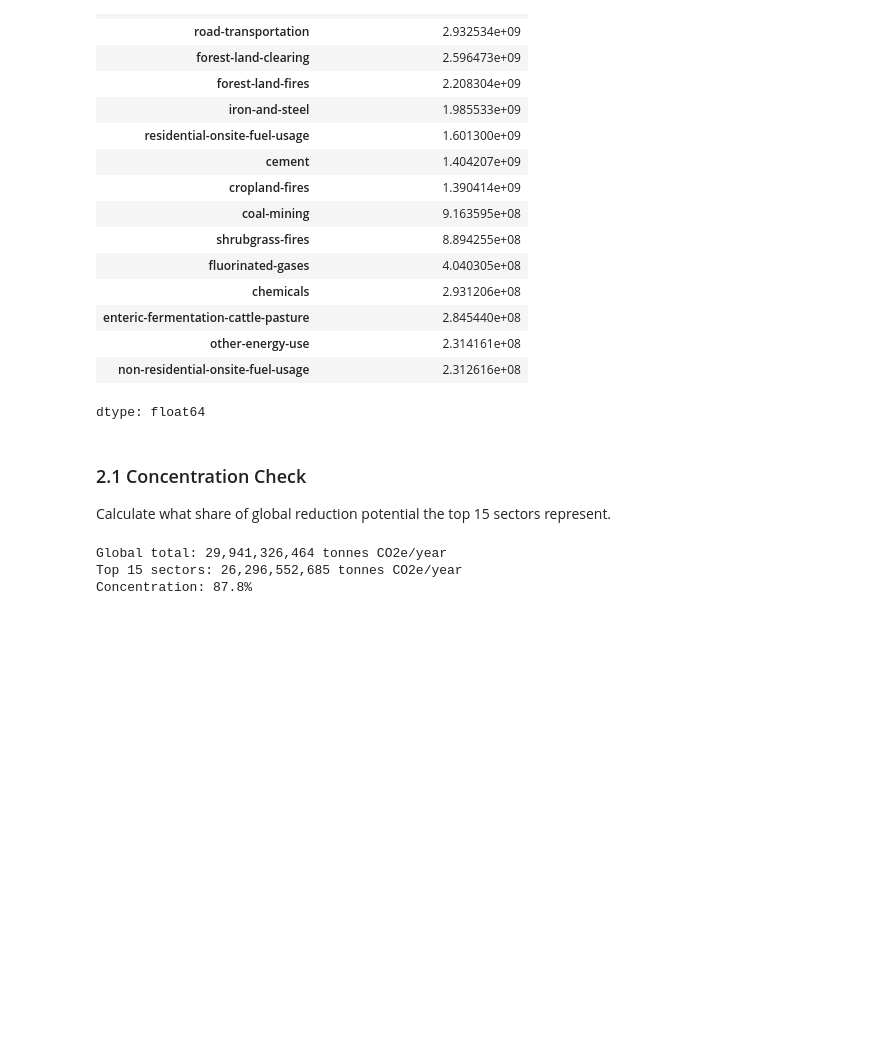
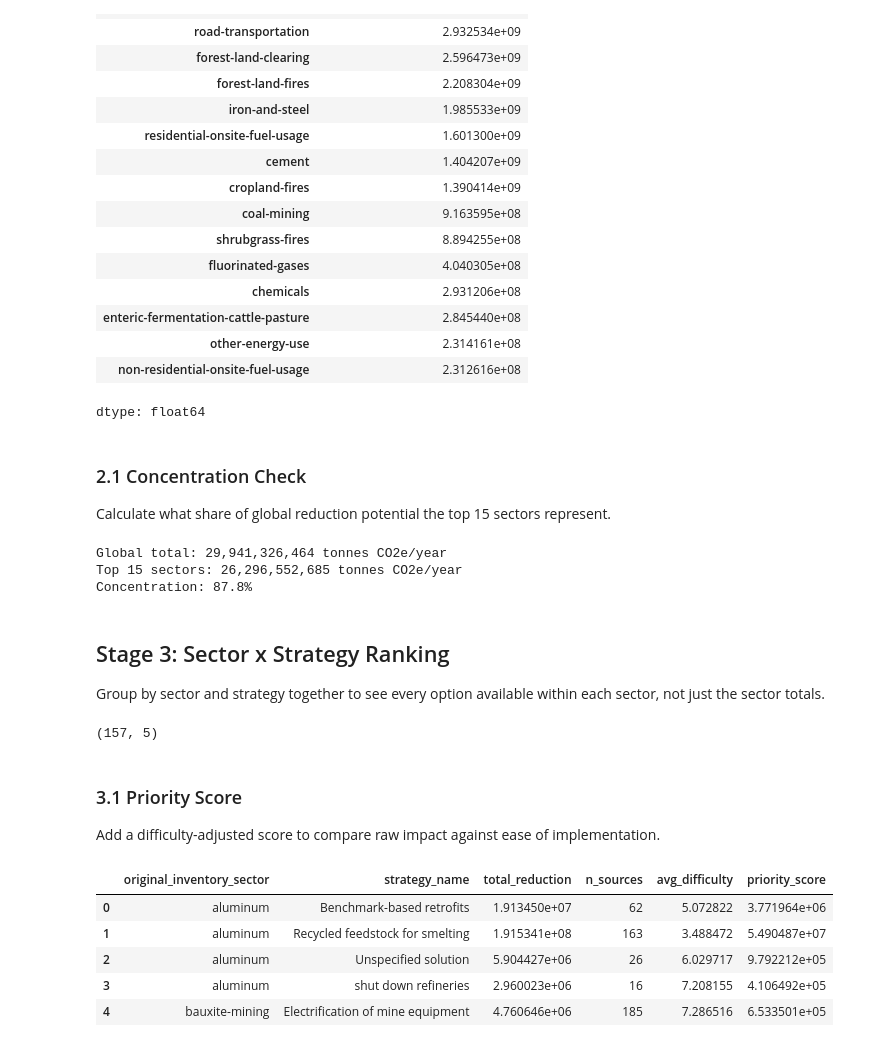
Before and after one commit to EseoheB/climate-emission-strategy-analysis, a Jupyter notebook: notebooks/climate_trace_analysis.ipynb, the cells around one changed output. Drawn from its saved outputs; the diff is of its cells as text; code cells hidden in the pictures; blank space fills up the shorter version.

```diff
--- a/notebooks/climate_trace_analysis.ipynb
+++ b/notebooks/climate_trace_analysis.ipynb
@@ -146,3 +146,33 @@ print(f"Concentration: {concentration_pct:.1f}%")
 Global total: 29,941,326,464 tonnes CO2e/year
 Top 15 sectors: 26,296,552,685 tonnes CO2e/year
 Concentration: 87.8%
+# %% [markdown]
+## Stage 3: Sector x Strategy Ranking
+
+Group by sector and strategy together to see every option available
+within each sector, not just the sector totals.
+# %%
+strategy_summary = df.groupby(['original_inventory_sector', 'strategy_name']).agg(
+    total_reduction=('total_emissions_reduced_per_year', 'sum'),
+    n_sources=('source_id', 'count'),
+    avg_difficulty=('difficulty_score', 'mean')
+).reset_index()
+
+strategy_summary.shape
+# %% [output]
+(157, 5)
+# %% [markdown]
+### 3.1 Priority Score
+
+Add a difficulty-adjusted score to compare raw impact against ease of
+implementation.
+# %%
+strategy_summary['priority_score'] = strategy_summary['total_reduction'] / strategy_summary['avg_difficulty']
+strategy_summary.head()
+# %% [output]
+|  | original_inventory_sector | strategy_name | total_reduction | n_sources | avg_difficulty | priority_score |
+| 0 | aluminum | Benchmark-based retrofits | 1.913450e+07 | 62 | 5.072822 | 3.771964e+06 |
+| 1 | aluminum | Recycled feedstock for smelting | 1.915341e+08 | 163 | 3.488472 | 5.490487e+07 |
+| 2 | aluminum | Unspecified solution | 5.904427e+06 | 26 | 6.029717 | 9.792212e+05 |
+| 3 | aluminum | shut down refineries | 2.960023e+06 | 16 | 7.208155 | 4.106492e+05 |
+| 4 | bauxite-mining | Electrification of mine equipment | 4.760646e+06 | 185 | 7.286516 | 6.533501e+05 |
```
Also changed, not shown: parts of 6 cells of this notebook.
